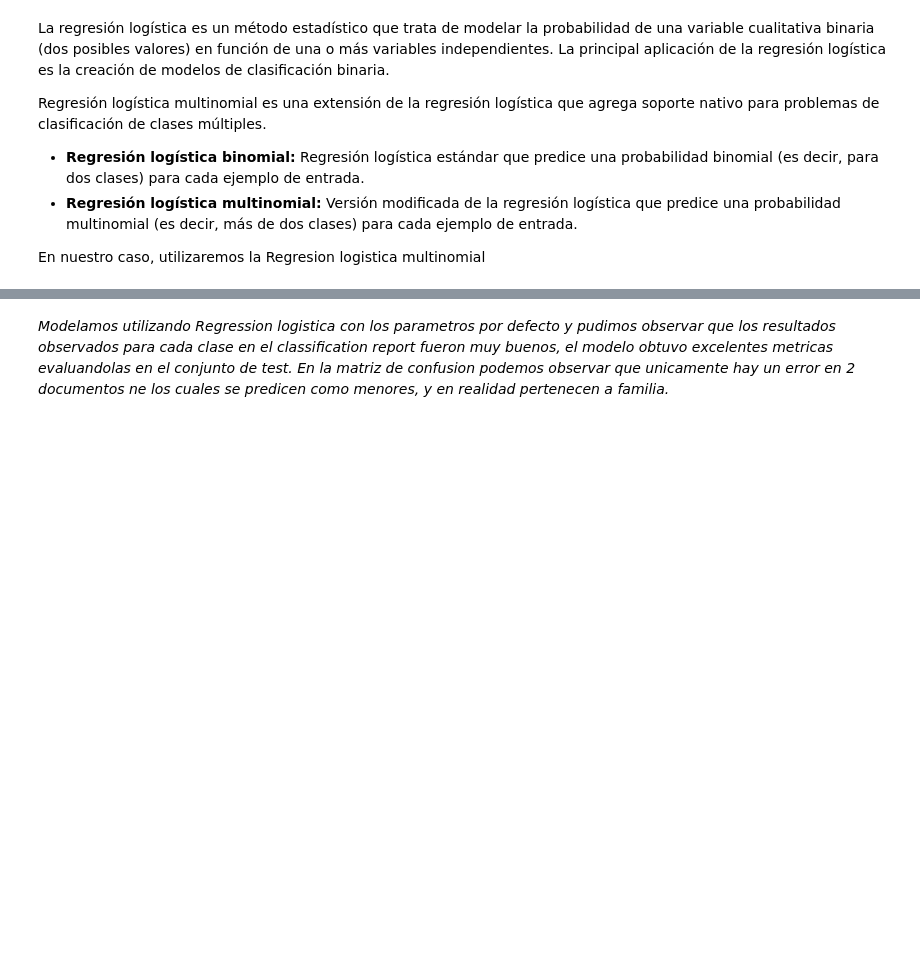
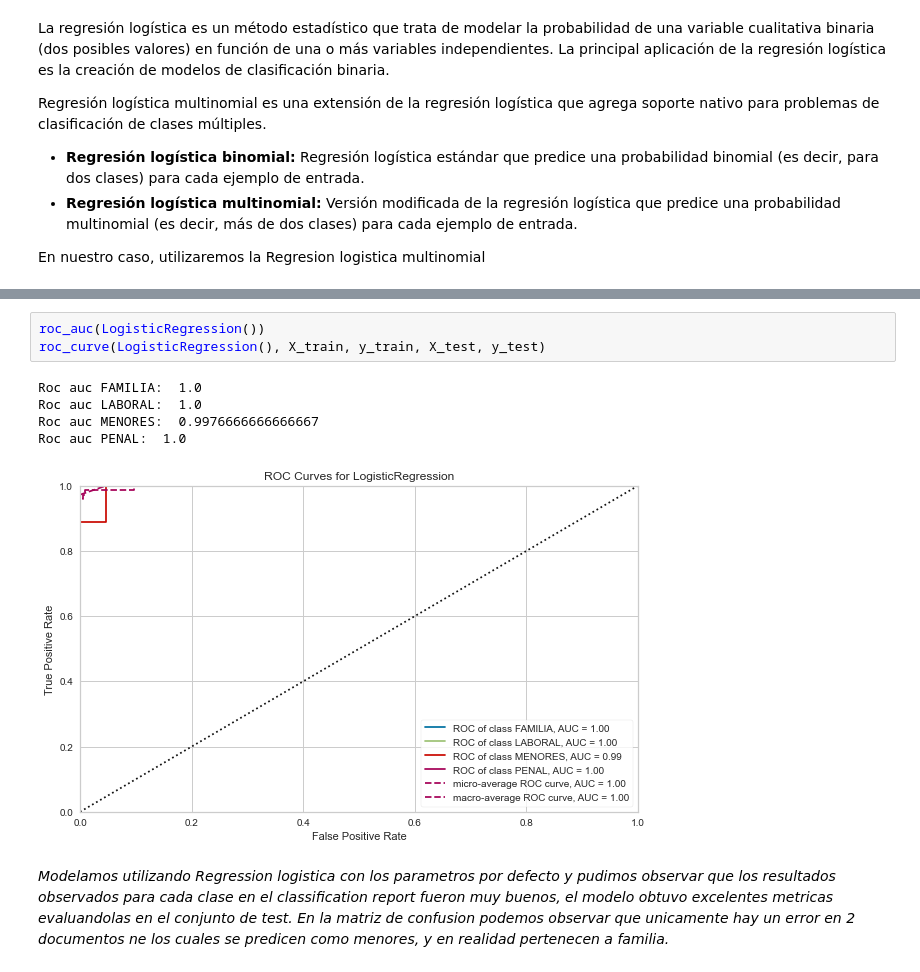
Before and after one commit to nicocarrion1/Mentoria_Busqueda_y_Recomendacion_Textos_Legales, a Jupyter notebook: Practico_3-Introduccion_al_aprendizaje_automatico.ipynb, the cells around one changed output, grey strips where cells are left out. Saved outputs shown, nothing was run; the diff lists cells and outputs as text; blank space fills up the shorter version.

```diff
--- a/Practico_3-Introduccion_al_aprendizaje_automatico.ipynb
+++ b/Practico_3-Introduccion_al_aprendizaje_automatico.ipynb
@@ -382,3 +480,12 @@ F1 score: 0.97
+# %%
+roc_auc(LogisticRegression())
+roc_curve(LogisticRegression(), X_train, y_train, X_test, y_test)
+# %% [output]
+Roc auc FAMILIA:  1.0
+Roc auc LABORAL:  1.0
+Roc auc MENORES:  0.9976666666666667
+Roc auc PENAL:  1.0
+[figure, added]
 # %% [markdown]
 _Modelamos utilizando Regression logistica con los parametros por defecto y pudimos observar que los resultados observados para cada clase en el classification report fueron muy buenos, el modelo obtuvo excelentes metricas evaluandolas en el conjunto de test.
 En la matriz de confusion podemos observar que unicamente hay un error en 2 documentos ne los cuales se predicen como menores, y en realidad pertenecen a familia._
```
Also changed, not shown: parts of 29 cells of this notebook.
